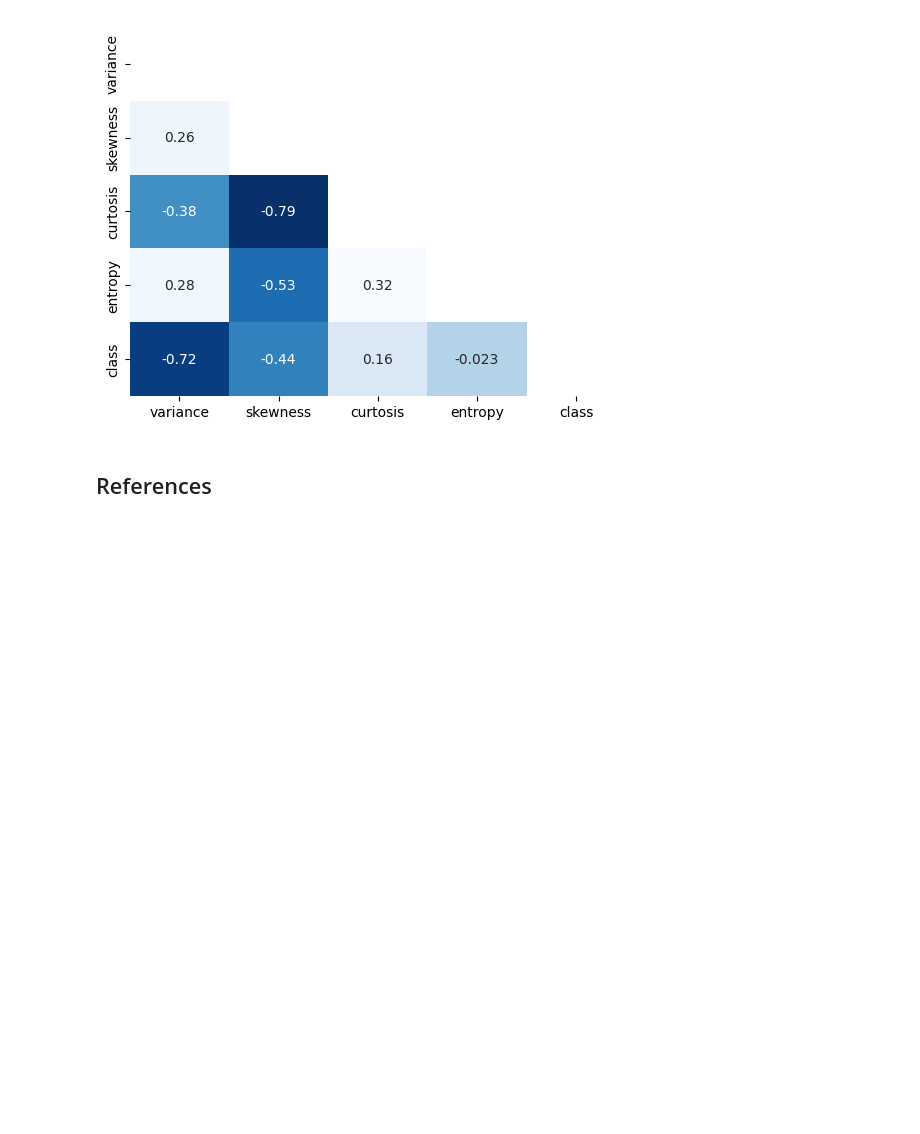
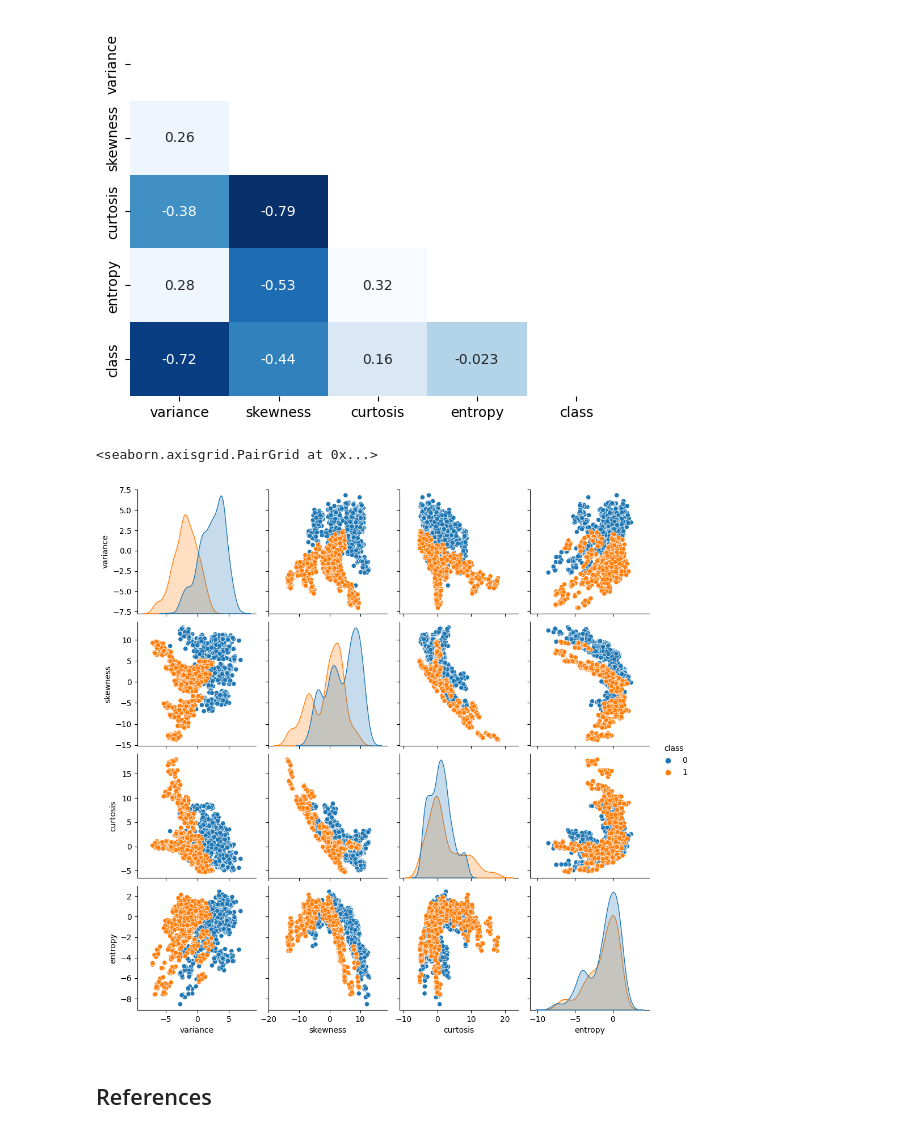
Before and after one commit to mathewpeedikayil/fake-banknotes-classification, a Jupyter notebook: main.ipynb, the cells around one changed output. Saved outputs shown, nothing was run; the diff lists cells and outputs as text; code cells hidden in the pictures; blank space fills up the shorter version.

Commit message:
Plot pairplot

```diff
--- a/main.ipynb
+++ b/main.ipynb
@@ -98,6 +105,11 @@ sns.heatmap(corr_matrix, mask=mask, annot = True, cbar = False, cmap = 'Blues_r'
 plt.show()
 # %% [output]
 [figure]
+# %%
+sns.pairplot(df, hue='class')
+# %% [output]
+<seaborn.axisgrid.PairGrid at 0x...>
+[figure, added]
 # %% [markdown]
 ## References
 # %% [markdown]
```
Also changed, not shown: parts of 1 cell of this notebook.
